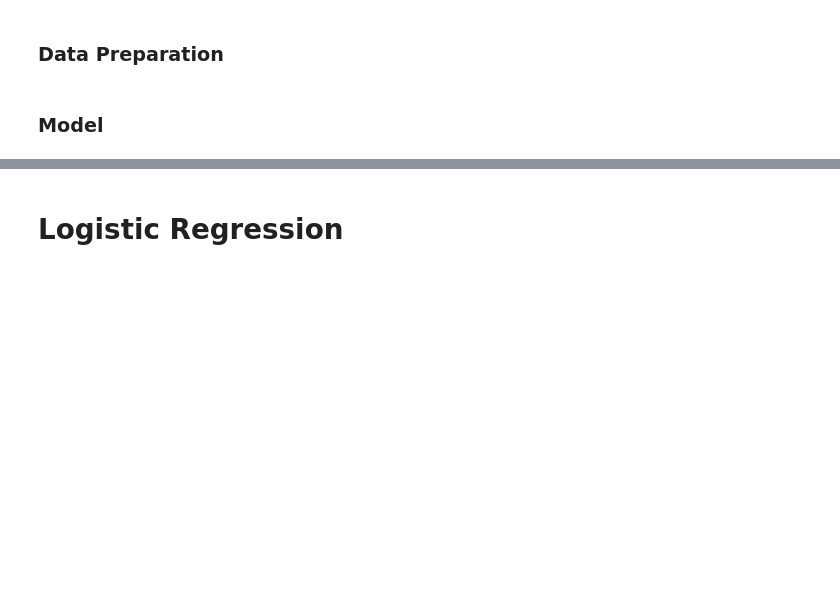
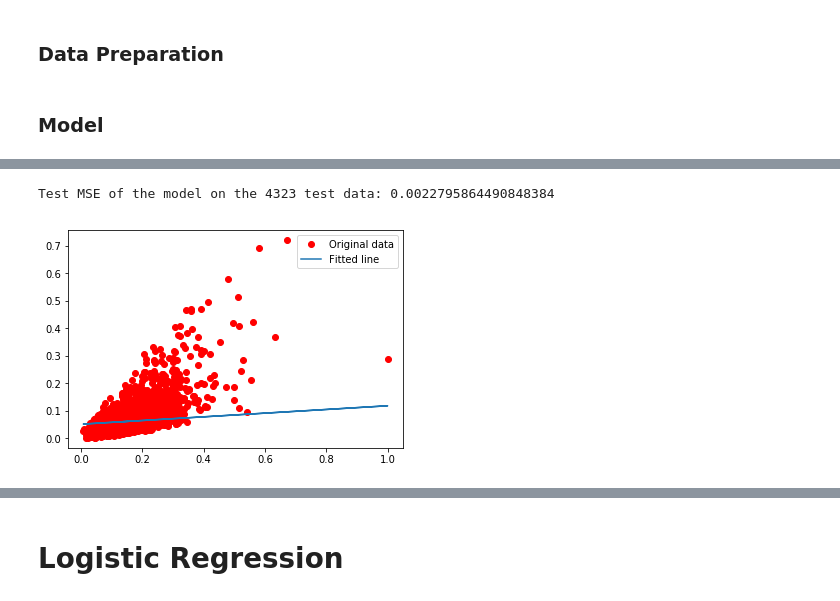
Before and after one commit to BartekKrzepkowski/BDPolska_Assignments, a Jupyter notebook: image2text/supervised_models.ipynb, the cells around one changed output, grey strips where cells are left out. Saved outputs shown, nothing was run; the diff lists cells and outputs as text; code cells hidden in the pictures; blank space fills up the shorter version.

```diff
--- a/image2text/supervised_models.ipynb
+++ b/image2text/supervised_models.ipynb
@@ -137,7 +171,12 @@ linear_regression.train_(**params_train)
 # %%
 y_pred = linear_regression.forward(torch.from_numpy(x_test)).detach().numpy()
 plt.plot(x_test, y_test, 'ro', label='Original data');
 plt.plot(x_test, y_pred, label='Fitted line');
 plt.legend();
+
+linear_regression.test(test_generator, device=device)
+# %% [output]
+Test MSE of the model on the 4323 test data: 0.0022795864490848384
+[figure, added]
 # %%
 linear_regression.i2o.state_dict()
```
Also changed, not shown: parts of 35 cells of this notebook, 1 other file.
